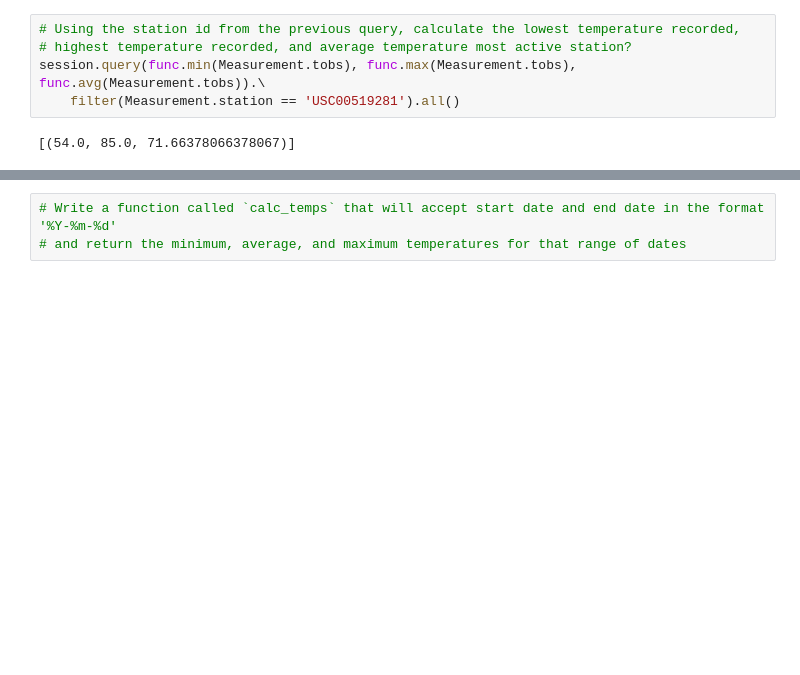
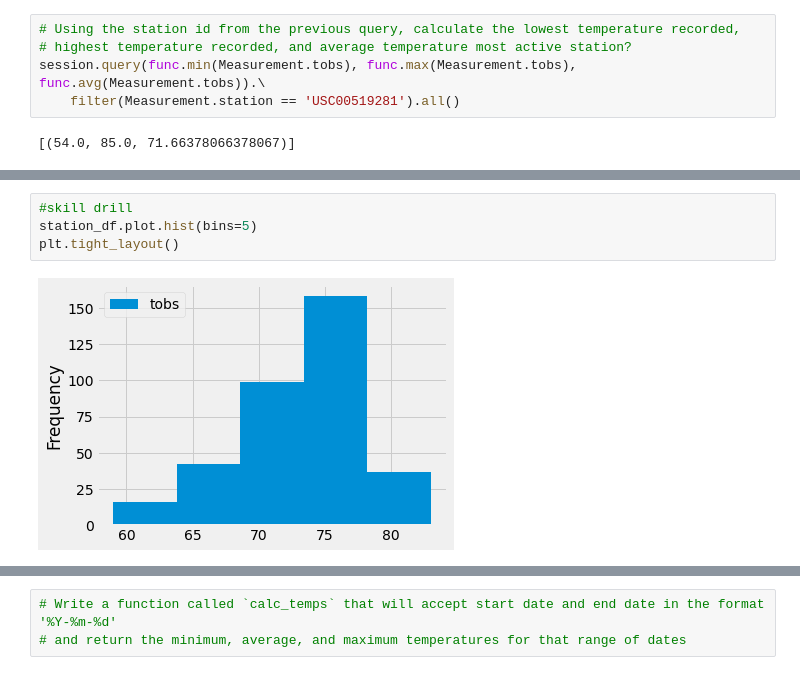
Before and after one commit to trosie3/surfs_up, a Jupyter notebook: climate_analysis.ipynb, the cells around one changed output, grey strips where cells are left out. Drawn from its saved outputs; the diff is of its cells as text; blank space fills up the shorter version.

```diff
--- a/climate_analysis.ipynb
+++ b/climate_analysis.ipynb
@@ -113,0 +114,6 @@ plt.tight_layout()
+# %%
+#skill drill
+station_df.plot.hist(bins=5)
+plt.tight_layout()
+# %% [output]
+[figure, added]
```
Also changed, not shown: parts of 4 cells of this notebook, 2 other files.
